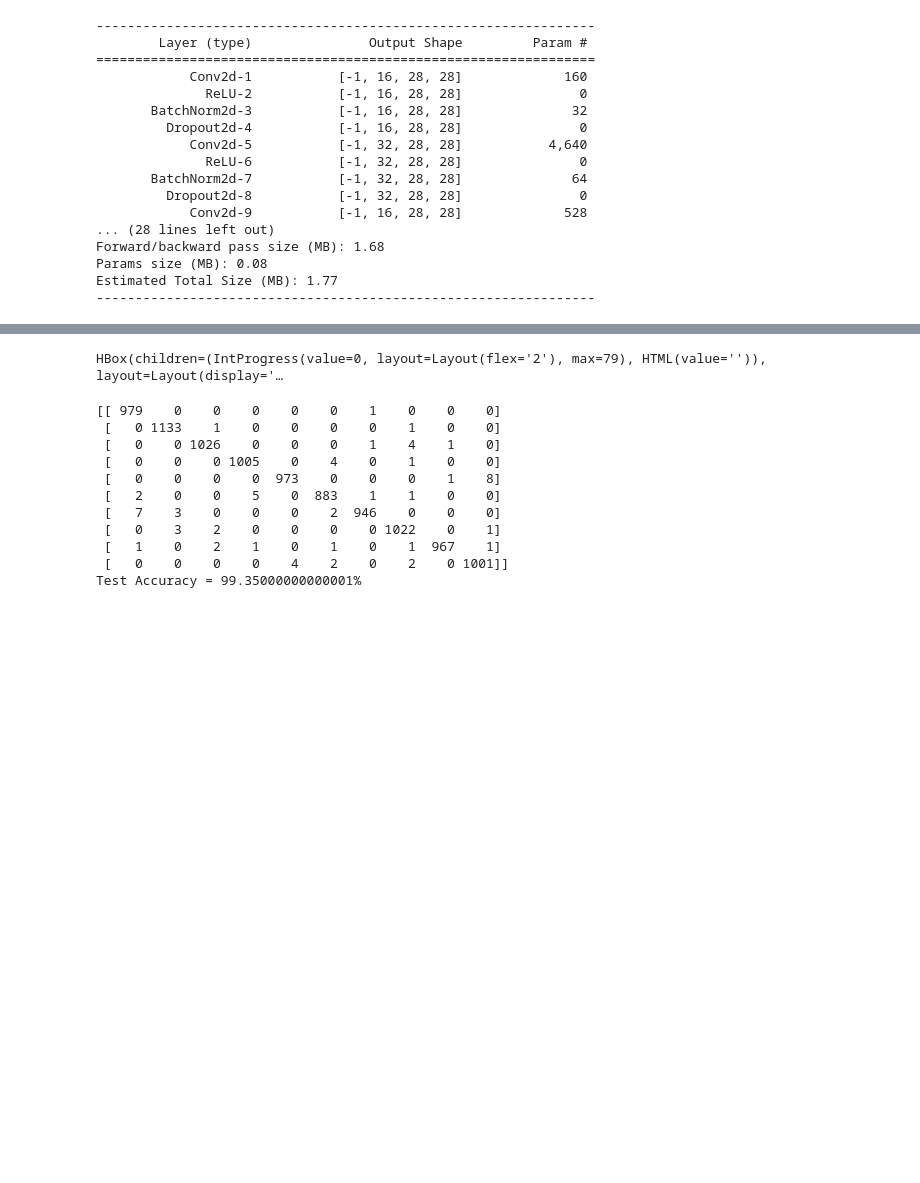
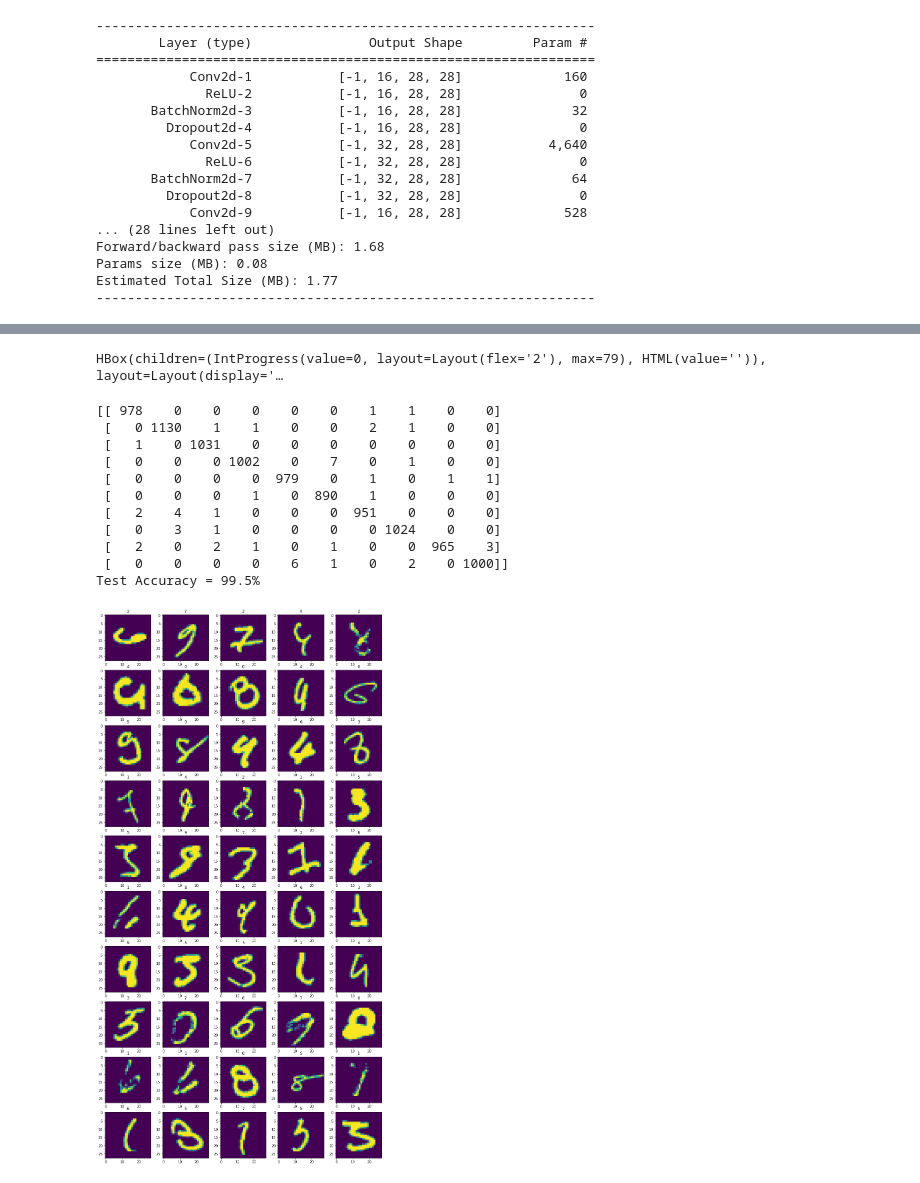
Before and after one commit to raguram/eva, a Jupyter notebook: S4/MNIST.ipynb, the cells around one changed output, grey strips where cells are left out. Drawn from its saved outputs; the diff is of its cells as text; code cells hidden in the pictures; blank space fills up the shorter version.

Commit message:
Batch Norm, Drop out (0.075%), 1x1 Kernel, 20400 params, Accuracy - 99.5%

```diff
--- a/S4/MNIST.ipynb
+++ b/S4/MNIST.ipynb
@@ -39,10 +39,10 @@ def dataLoader(dataset):
   args = {'num_workers': 1, 'pin_memory': True} if isCuda() else {}
   return torch.utils.data.DataLoader(dataset, batch_size=128, shuffle=True, **args)
 
-def showImages(images, labels, cols=5):
+def showImages(images, labels, cols=5, figsize=(12, 10)):
   num_images = len(images)
   rows = np.ceil(num_images/float(cols))
-  fig, axis = plt.subplots(int(rows), cols, figsize=(12, 10))
+  fig, axis = plt.subplots(int(rows), cols, figsize=figsize)
   for i, ax in enumerate(axis.flat):
     with torch.no_grad():
         image, label = images[i], labels[i]
@@ -75,11 +90,11 @@ class Net(nn.Module):
         nn.Conv2d(1, 16, 3, padding=1),
         nn.ReLU(),
         nn.BatchNorm2d(16),
-        nn.Dropout2d(0.05),
+        nn.Dropout2d(0.075),
         nn.Conv2d(16, 32, 3, padding=1),
         nn.ReLU(),
         nn.BatchNorm2d(32),
-        nn.Dropout2d(0.05)
+        nn.Dropout2d(0.075)
     )
 
     # RF - 14x14
@@ -93,11 +108,11 @@ class Net(nn.Module):
         nn.Conv2d(16, 16, 3, padding=1),
         nn.ReLU(),
         nn.BatchNorm2d(16),
-        nn.Dropout2d(0.05),
+        nn.Dropout2d(0.075),
         nn.Conv2d(16, 32, 3, padding=1),
         nn.ReLU(),
         nn.BatchNorm2d(32),
-        nn.Dropout2d(0.05)
+        nn.Dropout2d(0.075)
     )
 
     # RF - 36x36
@@ -112,11 +127,11 @@ class Net(nn.Module):
         nn.Conv2d(16, 16, 3, padding=1),
         nn.ReLU(),
         nn.BatchNorm2d(16),
-        nn.Dropout2d(0.05),
+        nn.Dropout2d(0.075),
         nn.Conv2d(16, 32, 3, padding=1),
         nn.ReLU(),
         nn.BatchNorm2d(32),
-        nn.Dropout2d(0.05)
+        nn.Dropout2d(0.075)
     )
 
     self.conv4 = nn.Conv2d(32, 10, 1)
@@ -161,11 +176,11 @@ def compute_metrics(data, prediction, target):
   corrects = prediction.eq(target.view_as(prediction))
   accuracy = corrects.sum().item() / len(prediction)
   miss_indices = ~corrects
-  miss_data = data[miss_indices],
+  miss_data = data[miss_indices]
   miss_predictions = prediction[miss_indices]
   miss_targets = target[miss_indices]
   print(confusion_matrix(target.to(cpu), prediction.to(cpu)))
-  return accuracy * 100
+  return accuracy * 100, (miss_data, miss_predictions, miss_targets)
 # %%
 def train_one_batch(model, data, target, optimizer):
   optimizer.zero_grad()
@@ -237,17 +252,22 @@ Train Accuracy for epoch:5 is 98.53166666666667%
 ... (28 outputs left out)
 # %%
 (test_data, test_target, test_prediction) = test(net, test_loader)
-print(f'Test Accuracy = {compute_metrics(test_data, test_prediction, test_target)}%')
+accuracy, (miss_data, miss_predictions, miss_targets) = compute_metrics(test_data, test_prediction, test_target)
+print(f'Test Accuracy = {accuracy}%')
 # %% [output]
 HBox(children=(IntProgress(value=0, layout=Layout(flex='2'), max=79), HTML(value='')), layout=Layout(display='…
-[[ 979    0    0    0    0    0    1    0    0    0]
- [   0 1133    1    0    0    0    0    1    0    0]
- [   0    0 1026    0    0    0    1    4    1    0]
- [   0    0    0 1005    0    4    0    1    0    0]
- [   0    0    0    0  973    0    0    0    1    8]
- [   2    0    0    5    0  883    1    1    0    0]
- [   7    3    0    0    0    2  946    0    0    0]
- [   0    3    2    0    0    0    0 1022    0    1]
- [   1    0    2    1    0    1    0    1  967    1]
- [   0    0    0    0    4    2    0    2    0 1001]]
-Test Accuracy = 99.35000000000001%
+[[ 978    0    0    0    0    0    1    1    0    0]
+ [   0 1130    1    1    0    0    2    1    0    0]
+ [   1    0 1031    0    0    0    0    0    0    0]
+ [   0    0    0 1002    0    7    0    1    0    0]
+ [   0    0    0    0  979    0    1    0    1    1]
+ [   0    0    0    1    0  890    1    0    0    0]
+ [   2    4    1    0    0    0  951    0    0    0]
+ [   0    3    1    0    0    0    0 1024    0    0]
+ [   2    0    2    1    0    1    0    0  965    3]
+ [   0    0    0    0    6    1    0    2    0 1000]]
+Test Accuracy = 99.5%
+# %%
+showImages(miss_data.view(-1, 28, 28).to(cpu), miss_predictions.to(cpu), figsize=(15, 30))
+# %% [output]
+[figure, added]
```
Also changed, not shown: parts of 2 cells of this notebook.
